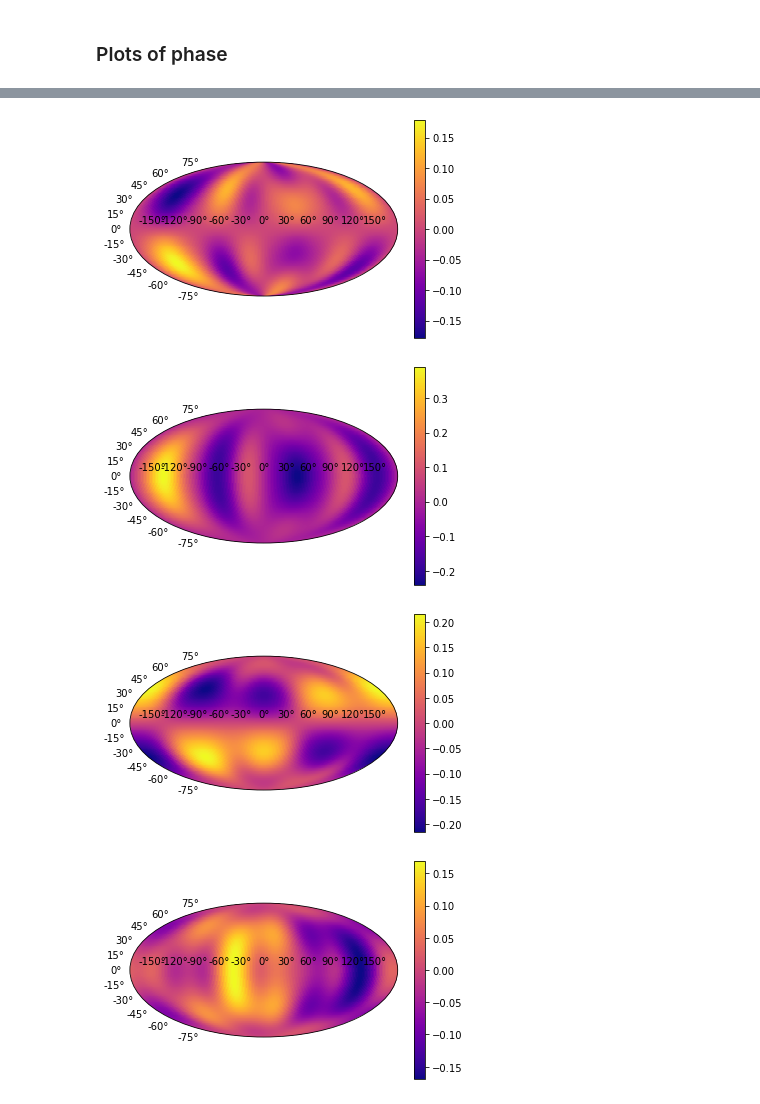
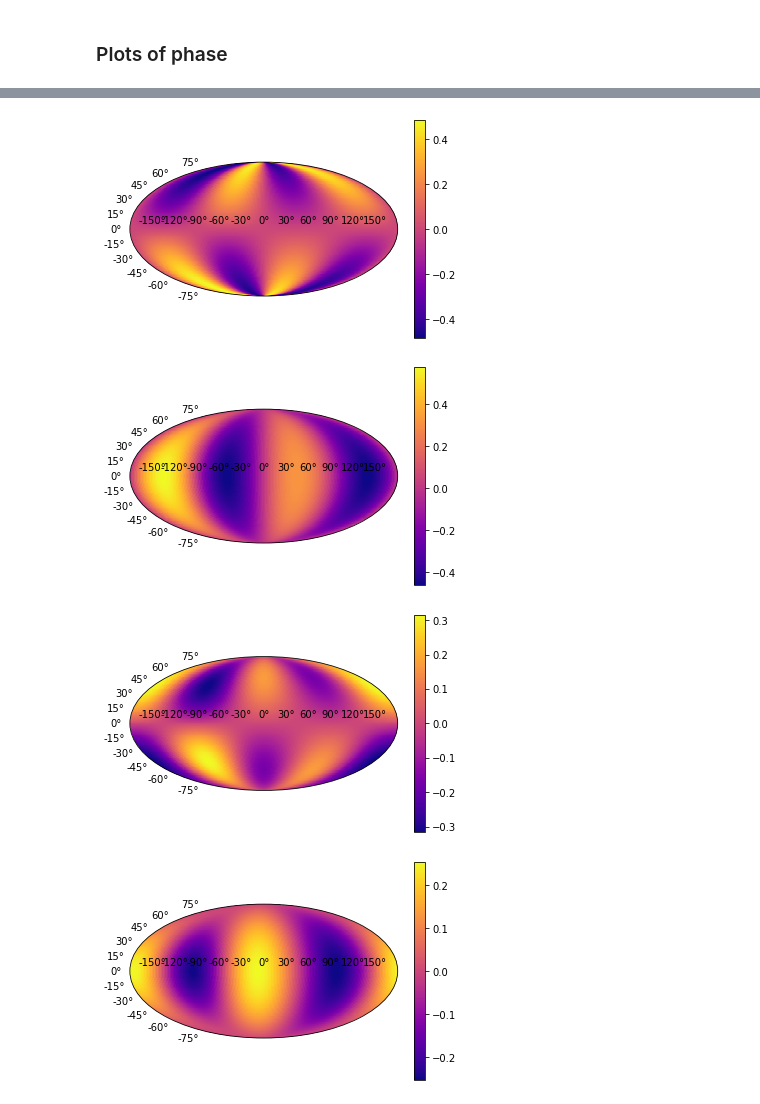
Before and after one commit to charrybdis/gw-detectors_modified, a Jupyter notebook: antenna_responses.ipynb, the cells around one changed output, grey strips where cells are left out. Cells and saved outputs as stored; diff of their text form; code cells hidden in the pictures.

```diff
--- a/antenna_responses.ipynb
+++ b/antenna_responses.ipynb
@@ -9,7 +9,7 @@ fsr = 1 / (2 * np.linalg.norm(detector.arms[0]))
 # %%
 res = 180
 fdivfsr_max = 2.0
-polarization = 3*np.pi/4
+polarization = 0
 
 phi = np.linspace(-np.pi, np.pi, res)
 theta = np.linspace(0, np.pi,res)
@@ -28,7 +28,7 @@ F_plus, F_cross, F_x, F_y, F_b, F_l = detector._geographic_unphased_response(fre
                                                                              detector.arm_directions,
                                                                              long_wavelength_approximation=False)
 # %%
-fr = 0
+fr = 1
 
 Fp = F_plus[fr].reshape((res, res))
 Fc = F_cross[fr].reshape((res, res))
@@ -144,5 +143,5 @@ plt.show()
 # %%
-phase = np.arctan(Fc.real, Fc.imag)
+phase = np.arctan(Fc.imag, Fc.real)
 
 # Plot figure
 fig = plt.figure()
@@ -151,9 +150,9 @@ im = ax.pcolormesh(Phi,Theta, phase, cmap=plt.cm.plasma)
 plt.colorbar(im)
 plt.show()
 # %% [output]
-[figure, old version]
+[figure, new version]
 # %%
-phase = np.arctan(Fx.real, Fx.imag)
+phase = np.arctan(Fx.imag, Fx.real)
 
 # Plot figure
 fig = plt.figure()
@@ -162,9 +161,9 @@ im = ax.pcolormesh(Phi,Theta, phase, cmap=plt.cm.plasma)
 plt.colorbar(im)
 plt.show()
 # %% [output]
-[figure, old version]
+[figure, new version]
 # %%
-phase = np.arctan(Fy.real, Fy.imag)
+phase = np.arctan(Fy.imag, Fy.real)
 
 # Plot figure
 fig = plt.figure()
@@ -173,16 +172,16 @@ im = ax.pcolormesh(Phi,Theta, phase, cmap=plt.cm.plasma)
 plt.colorbar(im)
 plt.show()
 # %% [output]
-[figure, old version]
+[figure, new version]
 # %%
-phase = np.arctan(Fb.real, Fb.imag)
+phase = np.arctan(Fb.imag, Fb.real)
 
 # Plot figure
 fig = plt.figure()
 ax = fig.add_subplot(111, projection='mollweide')
 im = ax.pcolormesh(Phi,Theta, phase, cmap=plt.cm.plasma)
 plt.colorbar(im)
 plt.show()
 # %% [output]
-[figure, old version]
+[figure, new version]
 # %%
```
Also changed, not shown: parts of 10 cells of this notebook, 5 other files.
